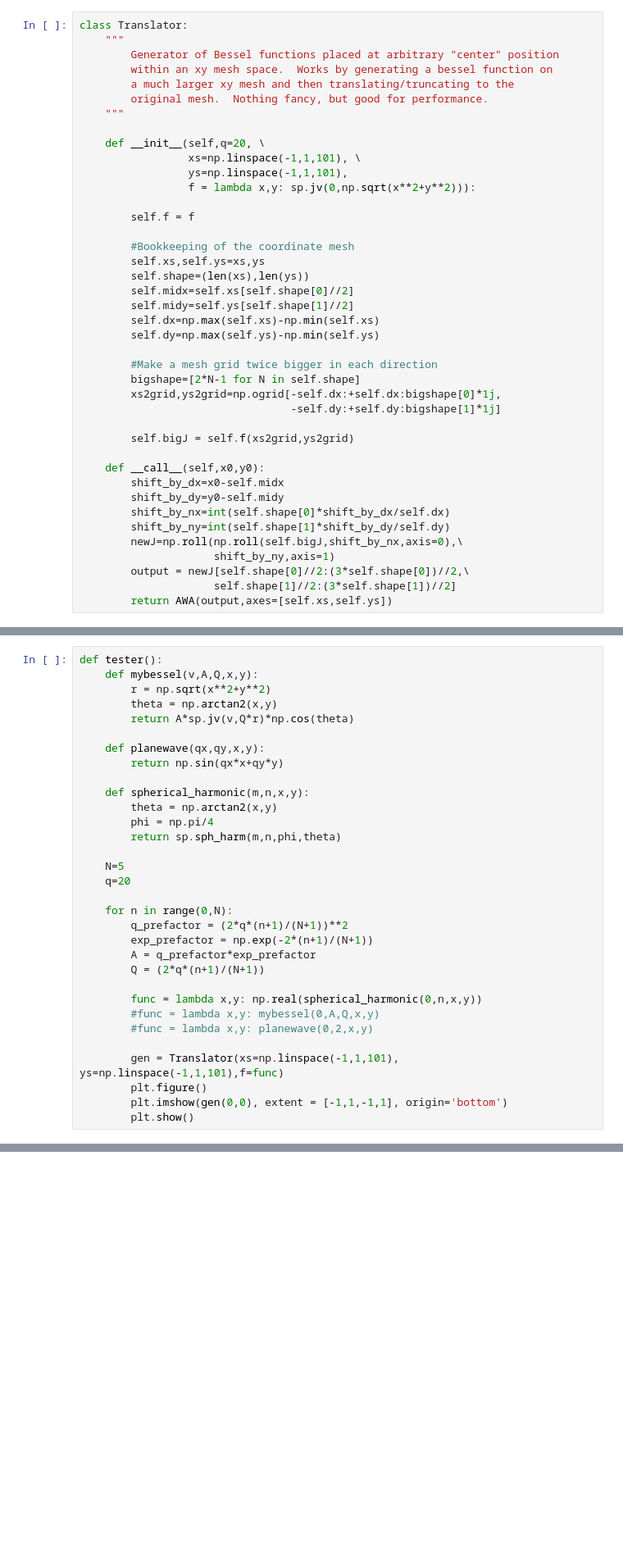
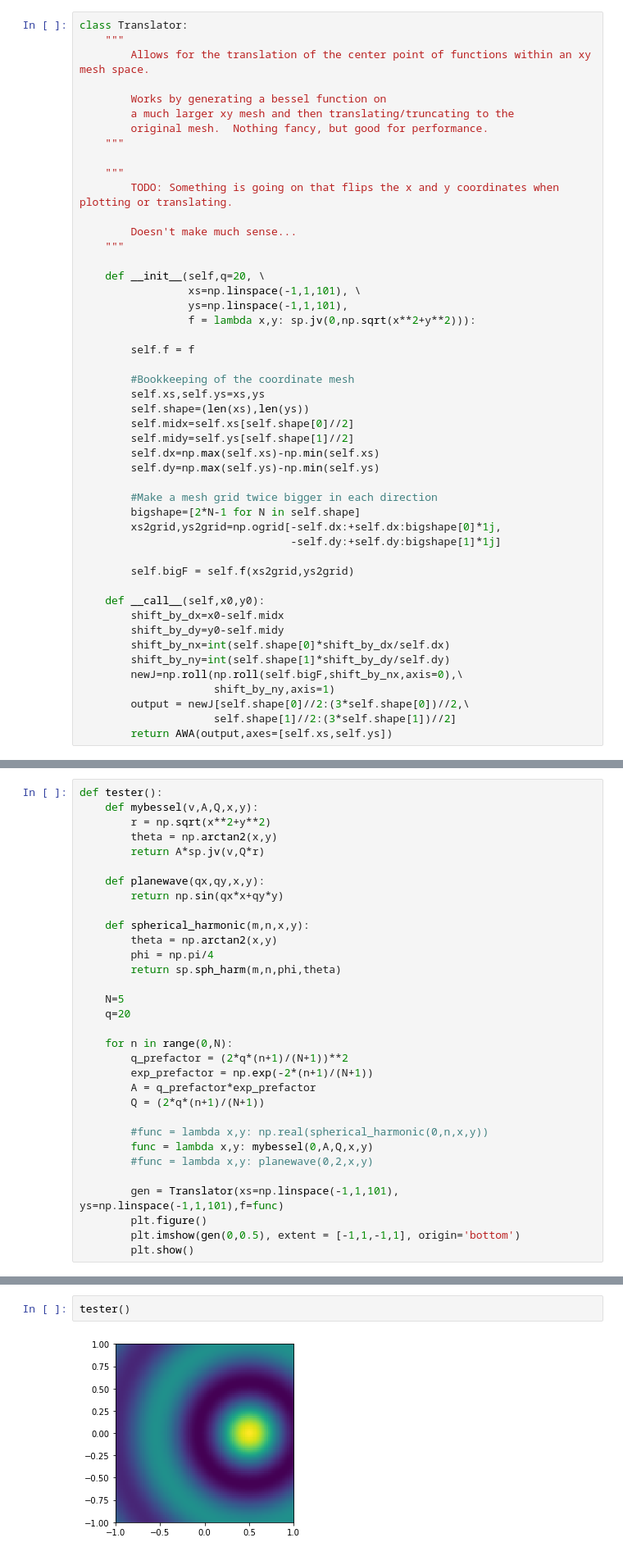
Before and after one commit to magittan/BokehPlasmons, a Jupyter notebook: notebooks/Refactor.ipynb, the cells around one changed output, grey strips where cells are left out. Shown at 82% size. Cells and saved outputs as stored; diff of their text form; blank space fills up the shorter version.

```diff
--- a/notebooks/Refactor.ipynb
+++ b/notebooks/Refactor.ipynb
@@ -6,10 +6,17 @@ import matplotlib.pyplot as plt
 # %%
 class Translator:
     """
-        Generator of Bessel functions placed at arbitrary "center" position
-        within an xy mesh space.  Works by generating a bessel function on
+        Allows for the translation of the center point of functions within an xy mesh space.
+
+        Works by generating a bessel function on
         a much larger xy mesh and then translating/truncating to the
         original mesh.  Nothing fancy, but good for performance.
+    """
+
+    """
+        TODO: Something is going on that flips the x and y coordinates when plotting or translating.
+
+        Doesn't make much sense...
     """
 
     def __init__(self,q=20, \
@@ -32,14 +39,14 @@ class Translator:
         xs2grid,ys2grid=np.ogrid[-self.dx:+self.dx:bigshape[0]*1j,
                                  -self.dy:+self.dy:bigshape[1]*1j]
 
-        self.bigJ = self.f(xs2grid,ys2grid)
+        self.bigF = self.f(xs2grid,ys2grid)
 
     def __call__(self,x0,y0):
         shift_by_dx=x0-self.midx
         shift_by_dy=y0-self.midy
         shift_by_nx=int(self.shape[0]*shift_by_dx/self.dx)
         shift_by_ny=int(self.shape[1]*shift_by_dy/self.dy)
-        newJ=np.roll(np.roll(self.bigJ,shift_by_nx,axis=0),\
+        newJ=np.roll(np.roll(self.bigF,shift_by_nx,axis=0),\
                      shift_by_ny,axis=1)
         output = newJ[self.shape[0]//2:(3*self.shape[0])//2,\
                      self.shape[1]//2:(3*self.shape[1])//2]
@@ -49,7 +168,7 @@ def tester():
     def mybessel(v,A,Q,x,y):
         r = np.sqrt(x**2+y**2)
         theta = np.arctan2(x,y)
-        return A*sp.jv(v,Q*r)*np.cos(theta)
+        return A*sp.jv(v,Q*r)
 
     def planewave(qx,qy,x,y):
         return np.sin(qx*x+qy*y)
@@ -68,11 +187,11 @@ def tester():
         A = q_prefactor*exp_prefactor
         Q = (2*q*(n+1)/(N+1))
 
-        func = lambda x,y: np.real(spherical_harmonic(0,n,x,y))
-        #func = lambda x,y: mybessel(0,A,Q,x,y)
+        #func = lambda x,y: np.real(spherical_harmonic(0,n,x,y))
+        func = lambda x,y: mybessel(0,A,Q,x,y)
         #func = lambda x,y: planewave(0,2,x,y)
 
         gen = Translator(xs=np.linspace(-1,1,101), ys=np.linspace(-1,1,101),f=func)
         plt.figure()
-        plt.imshow(gen(0,0), extent = [-1,1,-1,1], origin='bottom')
+        plt.imshow(gen(0,0.5), extent = [-1,1,-1,1], origin='bottom')
         plt.show()
@@ -84,0 +198,4 @@ def tester():
+# %%
+tester()
+# %% [output]
+[figure, added]
```
Also changed, not shown: parts of 3 cells of this notebook.
